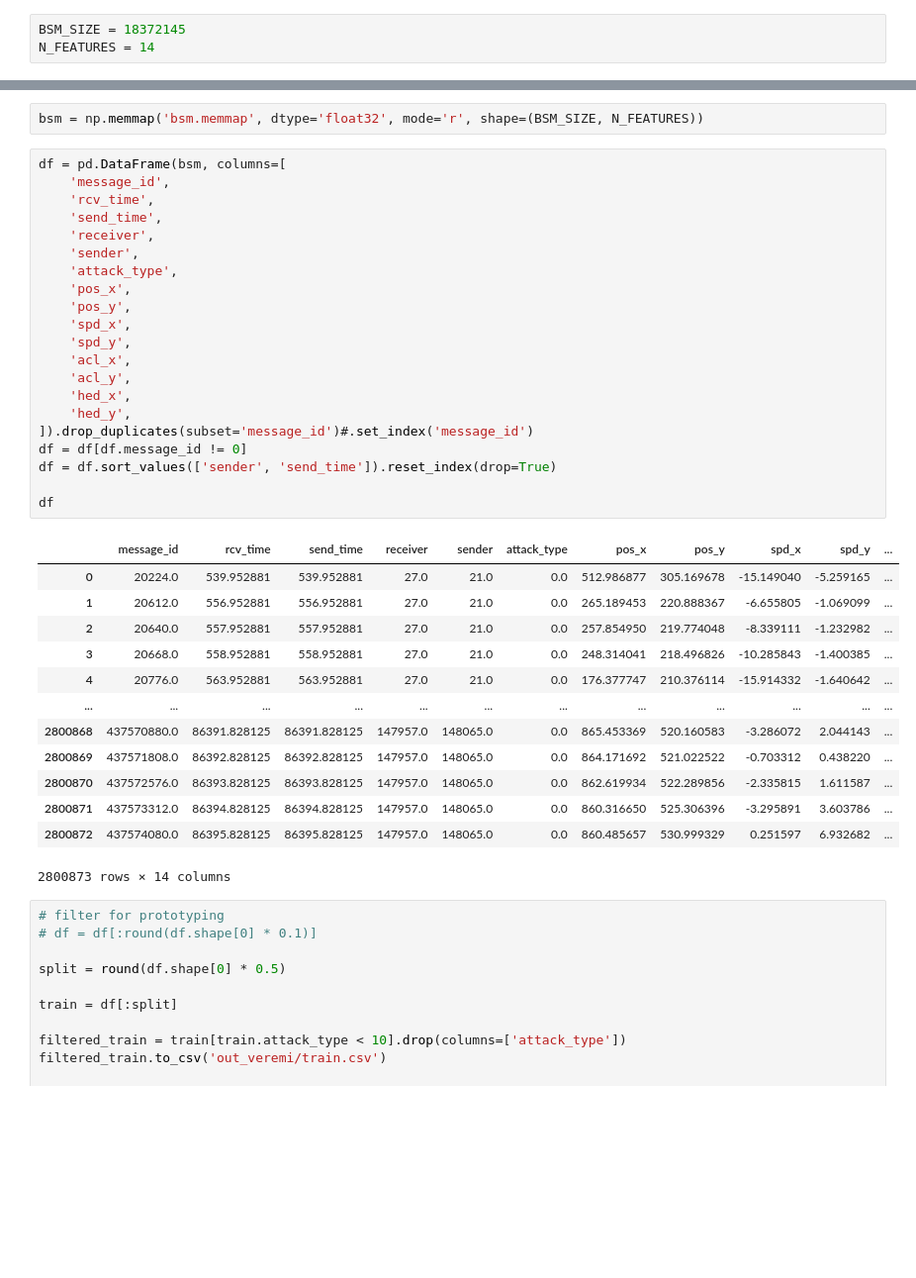
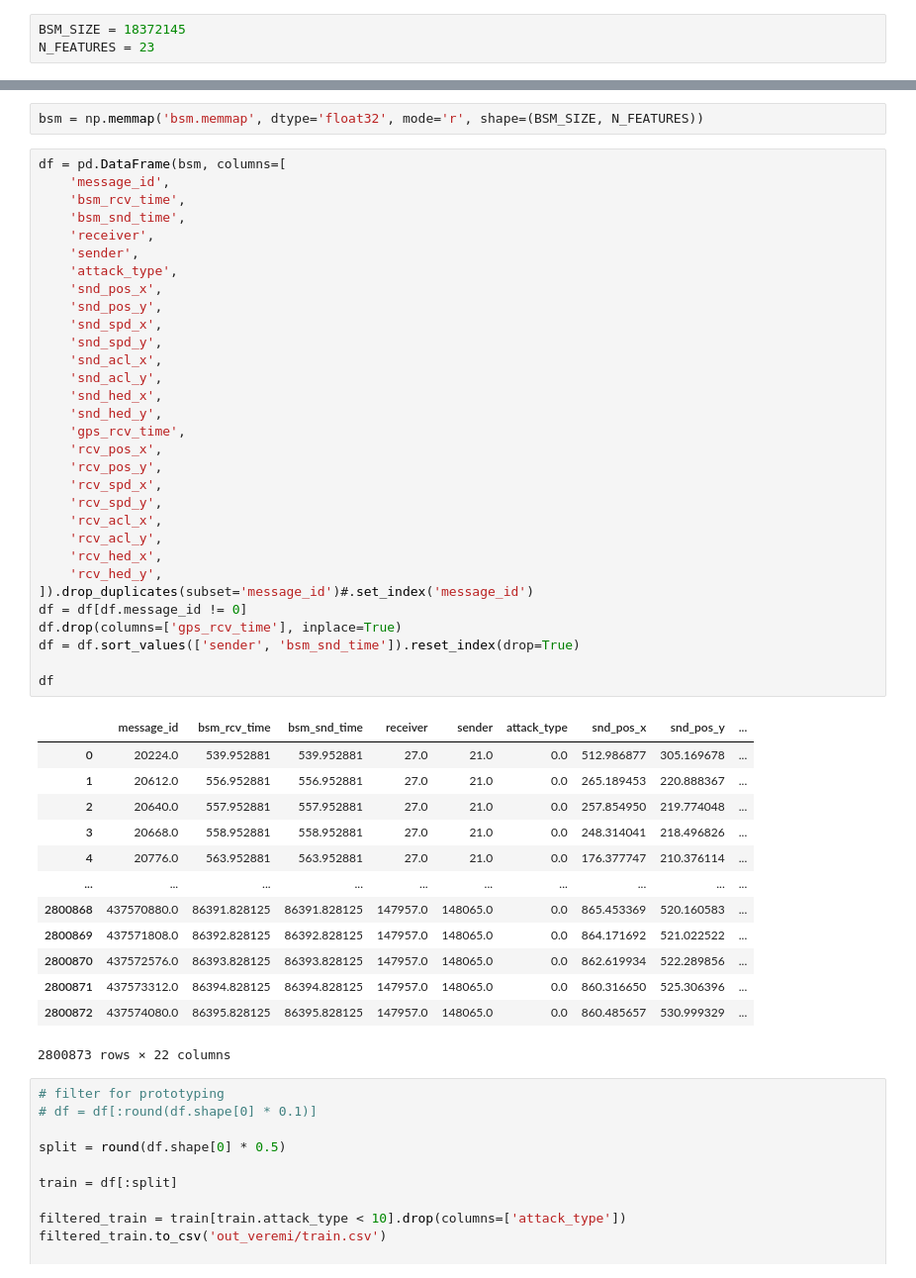
Before and after one commit to imperial-qore/TranAD, a Jupyter notebook: veremi/process-veremi.ipynb, the cells around one changed output, grey strips where cells are left out. Shown: that part at 99% size. Cells and saved outputs as stored; diff of their text form; blank space fills up the shorter version.

```diff
--- a/veremi/process-veremi.ipynb
+++ b/veremi/process-veremi.ipynb
@@ -6,7 +6,7 @@ import numpy as np
 from tqdm.notebook import tqdm
 # %%
 BSM_SIZE = 18372145
-N_FEATURES = 14
+N_FEATURES = 23
 # %%
 root_dir = 'MixAll_0024/'
 
@@ -61,38 +73,48 @@ bsm = np.memmap('bsm.memmap', dtype='float32', mode='r', shape=(BSM_SIZE, N_FEAT
 # %%
 df = pd.DataFrame(bsm, columns=[
     'message_id',
-    'rcv_time',
-    'send_time',
+    'bsm_rcv_time',
+    'bsm_snd_time',
     'receiver',
     'sender',
     'attack_type',
-    'pos_x',
-    'pos_y',
-    'spd_x',
-    'spd_y',
-    'acl_x',
-    'acl_y',
-    'hed_x',
-    'hed_y',
+    'snd_pos_x',
+    'snd_pos_y',
+    'snd_spd_x',
+    'snd_spd_y',
+    'snd_acl_x',
+    'snd_acl_y',
+    'snd_hed_x',
+    'snd_hed_y',
+    'gps_rcv_time',
+    'rcv_pos_x',
+    'rcv_pos_y',
+    'rcv_spd_x',
+    'rcv_spd_y',
+    'rcv_acl_x',
+    'rcv_acl_y',
+    'rcv_hed_x',
+    'rcv_hed_y',
 ]).drop_duplicates(subset='message_id')#.set_index('message_id')
 df = df[df.message_id != 0]
-df = df.sort_values(['sender', 'send_time']).reset_index(drop=True)
+df.drop(columns=['gps_rcv_time'], inplace=True)
+df = df.sort_values(['sender', 'bsm_snd_time']).reset_index(drop=True)
 
 df
 # %% [output]
-|  | message_id | rcv_time | send_time | receiver | sender | attack_type | pos_x | pos_y | spd_x | spd_y | ... |
-| 0 | 20224.0 | 539.952881 | 539.952881 | 27.0 | 21.0 | 0.0 | 512.986877 | 305.169678 | -15.149040 | -5.259165 | ... |
-| 1 | 20612.0 | 556.952881 | 556.952881 | 27.0 | 21.0 | 0.0 | 265.189453 | 220.888367 | -6.655805 | -1.069099 | ... |
-| 2 | 20640.0 | 557.952881 | 557.952881 | 27.0 | 21.0 | 0.0 | 257.854950 | 219.774048 | -8.339111 | -1.232982 | ... |
-| 3 | 20668.0 | 558.952881 | 558.952881 | 27.0 | 21.0 | 0.0 | 248.314041 | 218.496826 | -10.285843 | -1.400385 | ... |
-| 4 | 20776.0 | 563.952881 | 563.952881 | 27.0 | 21.0 | 0.0 | 176.377747 | 210.376114 | -15.914332 | -1.640642 | ... |
-| ... | ... | ... | ... | ... | ... | ... | ... | ... | ... | ... | ... |
-| 2800868 | 437570880.0 | 86391.828125 | 86391.828125 | 147957.0 | 148065.0 | 0.0 | 865.453369 | 520.160583 | -3.286072 | 2.044143 | ... |
-| 2800869 | 437571808.0 | 86392.828125 | 86392.828125 | 147957.0 | 148065.0 | 0.0 | 864.171692 | 521.022522 | -0.703312 | 0.438220 | ... |
-| 2800870 | 437572576.0 | 86393.828125 | 86393.828125 | 147957.0 | 148065.0 | 0.0 | 862.619934 | 522.289856 | -2.335815 | 1.611587 | ... |
-| 2800871 | 437573312.0 | 86394.828125 | 86394.828125 | 147957.0 | 148065.0 | 0.0 | 860.316650 | 525.306396 | -3.295891 | 3.603786 | ... |
-| 2800872 | 437574080.0 | 86395.828125 | 86395.828125 | 147957.0 | 148065.0 | 0.0 | 860.485657 | 530.999329 | 0.251597 | 6.932682 | ... |
+|  | message_id | bsm_rcv_time | bsm_snd_time | receiver | sender | attack_type | snd_pos_x | snd_pos_y | ... |
+| 0 | 20224.0 | 539.952881 | 539.952881 | 27.0 | 21.0 | 0.0 | 512.986877 | 305.169678 | ... |
+| 1 | 20612.0 | 556.952881 | 556.952881 | 27.0 | 21.0 | 0.0 | 265.189453 | 220.888367 | ... |
+| 2 | 20640.0 | 557.952881 | 557.952881 | 27.0 | 21.0 | 0.0 | 257.854950 | 219.774048 | ... |
+| 3 | 20668.0 | 558.952881 | 558.952881 | 27.0 | 21.0 | 0.0 | 248.314041 | 218.496826 | ... |
+| 4 | 20776.0 | 563.952881 | 563.952881 | 27.0 | 21.0 | 0.0 | 176.377747 | 210.376114 | ... |
+| ... | ... | ... | ... | ... | ... | ... | ... | ... | ... |
+| 2800868 | 437570880.0 | 86391.828125 | 86391.828125 | 147957.0 | 148065.0 | 0.0 | 865.453369 | 520.160583 | ... |
+| 2800869 | 437571808.0 | 86392.828125 | 86392.828125 | 147957.0 | 148065.0 | 0.0 | 864.171692 | 521.022522 | ... |
+| 2800870 | 437572576.0 | 86393.828125 | 86393.828125 | 147957.0 | 148065.0 | 0.0 | 862.619934 | 522.289856 | ... |
+| 2800871 | 437573312.0 | 86394.828125 | 86394.828125 | 147957.0 | 148065.0 | 0.0 | 860.316650 | 525.306396 | ... |
+| 2800872 | 437574080.0 | 86395.828125 | 86395.828125 | 147957.0 | 148065.0 | 0.0 | 860.485657 | 530.999329 | ... |
-2800873 rows × 14 columns
+2800873 rows × 22 columns
 # %%
 # filter for prototyping
 # df = df[:round(df.shape[0] * 0.1)]
```
Also changed, not shown: parts of 2 cells of this notebook.
